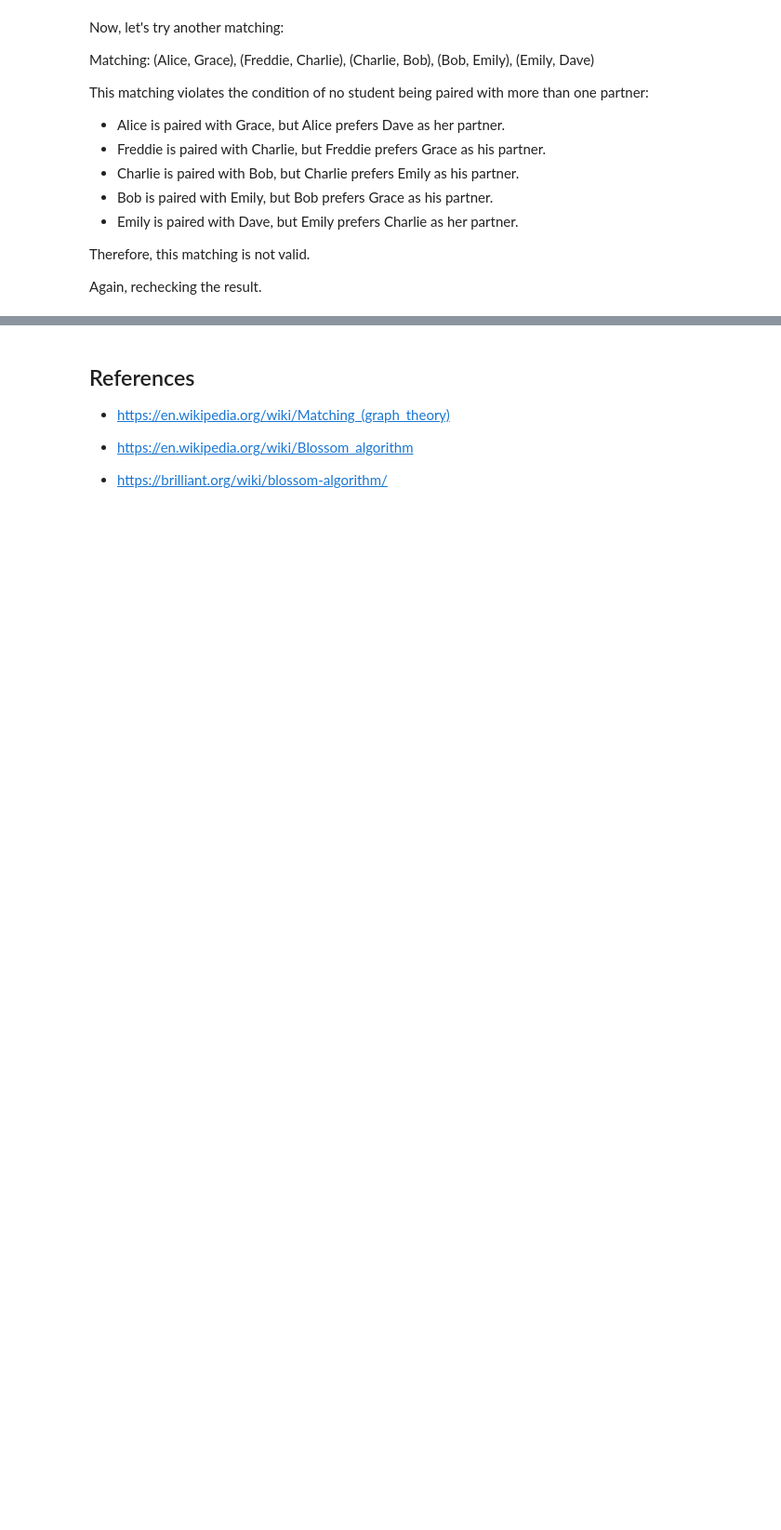
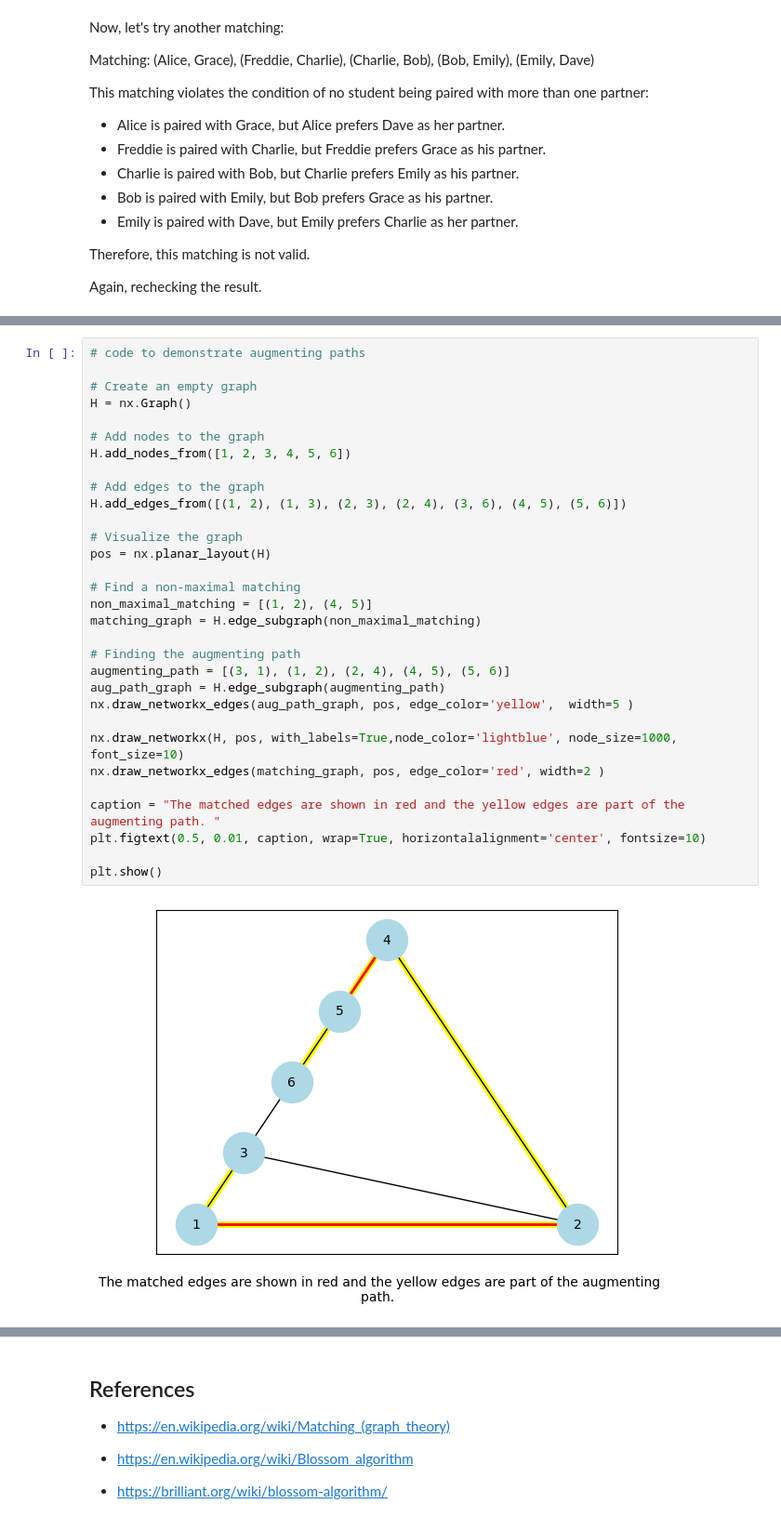
Before and after one commit to padath314/NetworkX-contribution, a Jupyter notebook: GraphMatching.ipynb, the cells around one changed output, grey strips where cells are left out. Shown: that part at 93% size. Cells and saved outputs as stored; diff of their text form; blank space fills up the shorter version.

```diff
--- a/GraphMatching.ipynb
+++ b/GraphMatching.ipynb
@@ -261,0 +143,33 @@ plt.show()
+# %%
+# code to demonstrate augmenting paths
+
+# Create an empty graph
+H = nx.Graph()
+
+# Add nodes to the graph
+H.add_nodes_from([1, 2, 3, 4, 5, 6])
+
+# Add edges to the graph
+H.add_edges_from([(1, 2), (1, 3), (2, 3), (2, 4), (3, 6), (4, 5), (5, 6)])
+
+# Visualize the graph
+pos = nx.planar_layout(H)
+
+# Find a non-maximal matching
+non_maximal_matching = [(1, 2), (4, 5)]
+matching_graph = H.edge_subgraph(non_maximal_matching)
+
+# Finding the augmenting path
+augmenting_path = [(3, 1), (1, 2), (2, 4), (4, 5), (5, 6)]
+aug_path_graph = H.edge_subgraph(augmenting_path)
+nx.draw_networkx_edges(aug_path_graph, pos, edge_color='yellow',  width=5 )
+
+nx.draw_networkx(H, pos, with_labels=True,node_color='lightblue', node_size=1000, font_size=10)
+nx.draw_networkx_edges(matching_graph, pos, edge_color='red', width=2 )
+
+caption = "The matched edges are shown in red and the yellow edges are part of the augmenting path. "
+plt.figtext(0.5, 0.01, caption, wrap=True, horizontalalignment='center', fontsize=10)
+
+plt.show()
+# %% [output]
+[figure, added]
```
Also changed, not shown: parts of 47 cells of this notebook.
